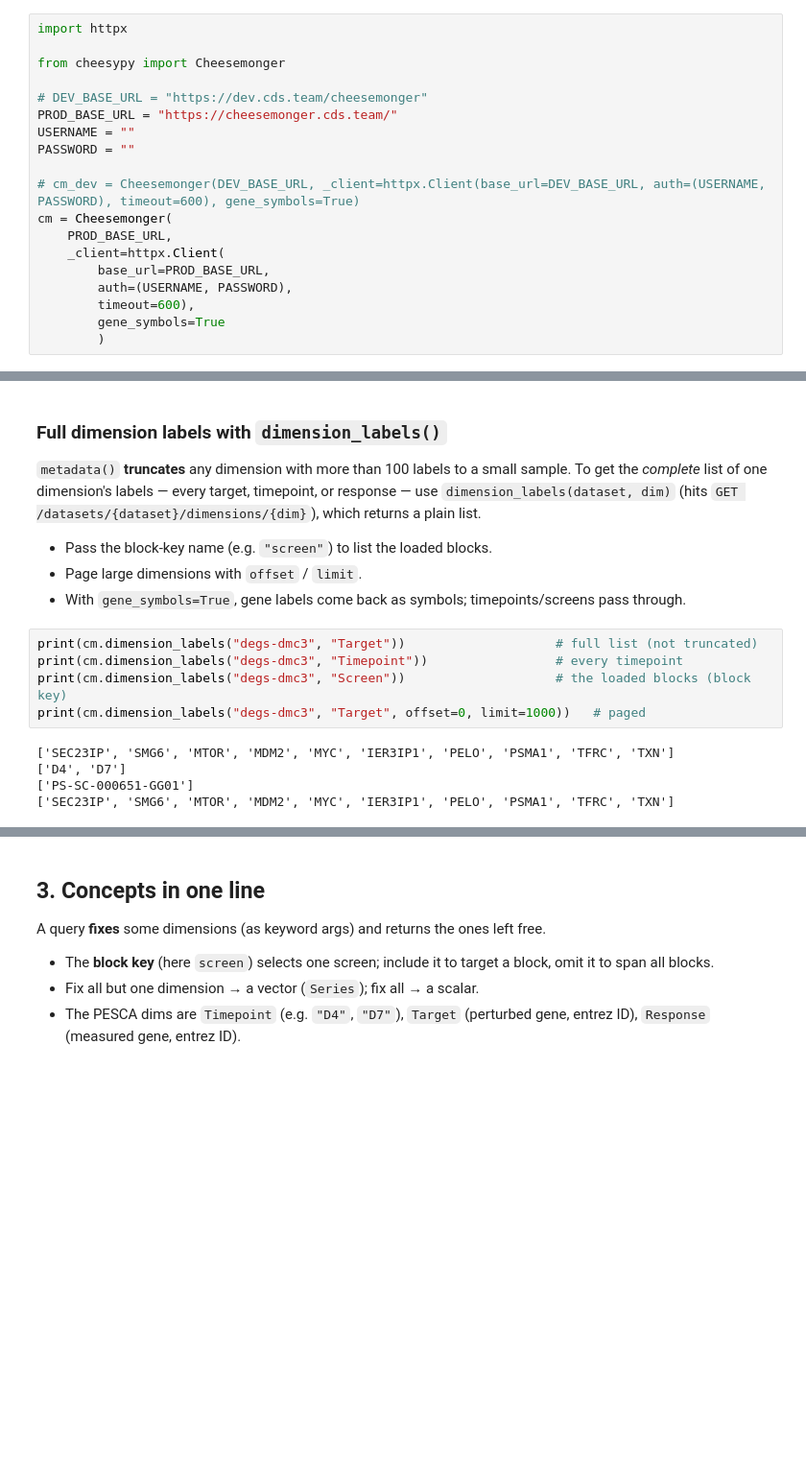
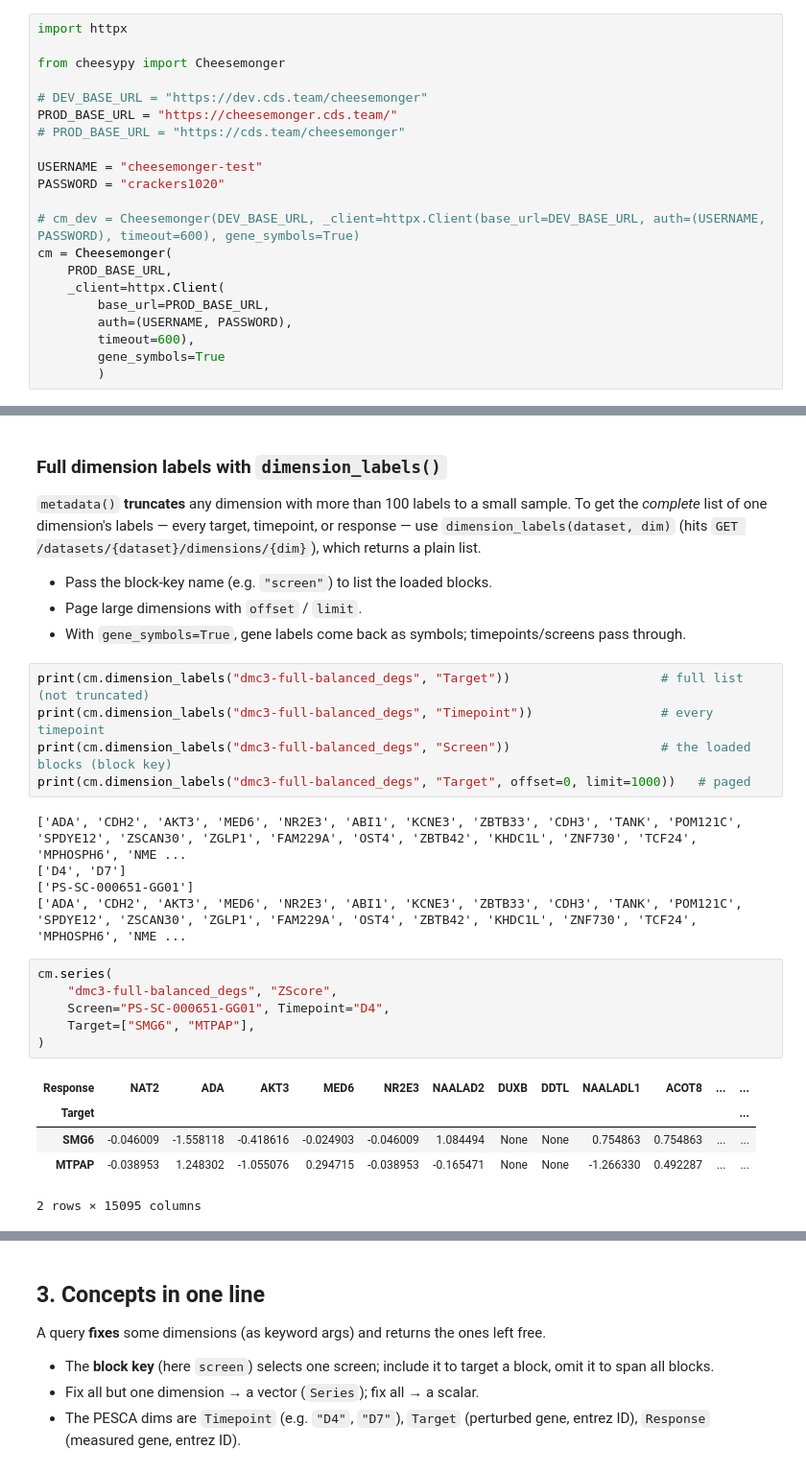
Before and after one commit to broadinstitute/cheesemonger, a Jupyter notebook: clients/cheesypy/examples/tutorial.ipynb, the cells around one changed output, grey strips where cells are left out. Shown at 96% size. Saved outputs shown, nothing was run; the diff lists cells and outputs as text; blank space fills up the shorter version.

Commit message:
Support list selections for block key

```diff
--- a/clients/cheesypy/examples/tutorial.ipynb
+++ b/clients/cheesypy/examples/tutorial.ipynb
@@ -43,8 +43,10 @@ from cheesypy import Cheesemonger
 
 # DEV_BASE_URL = "https://dev.cds.team/cheesemonger"
 PROD_BASE_URL = "https://cheesemonger.cds.team/"
-USERNAME = ""
-PASSWORD = ""
+# PROD_BASE_URL = "https://cds.team/cheesemonger"
+
+USERNAME = "cheesemonger-test"
+PASSWORD = "crackers1020"
 
 # cm_dev = Cheesemonger(DEV_BASE_URL, _client=httpx.Client(base_url=DEV_BASE_URL, auth=(USERNAME, PASSWORD), timeout=600), gene_symbols=True)
 cm = Cheesemonger(
@@ -91,13 +101,25 @@ timepoint, or response — use `dimension_labels(dataset, dim)` (hits
 - Page large dimensions with `offset` / `limit`.
 - With `gene_symbols=True`, gene labels come back as symbols; timepoints/screens pass through.
 # %%
-print(cm.dimension_labels("degs-dmc3", "Target"))                    # full list (not truncated)
-print(cm.dimension_labels("degs-dmc3", "Timepoint"))                 # every timepoint
-print(cm.dimension_labels("degs-dmc3", "Screen"))                    # the loaded blocks (block key)
-print(cm.dimension_labels("degs-dmc3", "Target", offset=0, limit=1000))   # paged
+print(cm.dimension_labels("dmc3-full-balanced_degs", "Target"))                    # full list (not truncated)
+print(cm.dimension_labels("dmc3-full-balanced_degs", "Timepoint"))                 # every timepoint
+print(cm.dimension_labels("dmc3-full-balanced_degs", "Screen"))                    # the loaded blocks (block key)
+print(cm.dimension_labels("dmc3-full-balanced_degs", "Target", offset=0, limit=1000))   # paged
 # %% [output]
-['SEC23IP', 'SMG6', 'MTOR', 'MDM2', 'MYC', 'IER3IP1', 'PELO', 'PSMA1', 'TFRC', 'TXN']
+['ADA', 'CDH2', 'AKT3', 'MED6', 'NR2E3', 'ABI1', 'KCNE3', 'ZBTB33', 'CDH3', 'TANK', 'POM121C', 'SPDYE12', 'ZSCAN30', 'ZGLP1', 'FAM229A', 'OST4', 'ZBTB42', 'KHDC1L', 'ZNF730', 'TCF24', 'MPHOSPH6', 'NME ...
 ['D4', 'D7']
 ['PS-SC-000651-GG01']
-['SEC23IP', 'SMG6', 'MTOR', 'MDM2', 'MYC', 'IER3IP1', 'PELO', 'PSMA1', 'TFRC', 'TXN']
+['ADA', 'CDH2', 'AKT3', 'MED6', 'NR2E3', 'ABI1', 'KCNE3', 'ZBTB33', 'CDH3', 'TANK', 'POM121C', 'SPDYE12', 'ZSCAN30', 'ZGLP1', 'FAM229A', 'OST4', 'ZBTB42', 'KHDC1L', 'ZNF730', 'TCF24', 'MPHOSPH6', 'NME ...
+# %%
+cm.series(
+    "dmc3-full-balanced_degs", "ZScore",
+    Screen="PS-SC-000651-GG01", Timepoint="D4",
+    Target=["SMG6", "MTPAP"],
+)
+# %% [output]
+| Response | NAT2 | ADA | AKT3 | MED6 | NR2E3 | NAALAD2 | DUXB | DDTL | NAALADL1 | ACOT8 | ... | ... |
+| Target |  |  |  |  |  |  |  |  |  |  |  | ... |
+| SMG6 | -0.046009 | -1.558118 | -0.418616 | -0.024903 | -0.046009 | 1.084494 | None | None | 0.754863 | 0.754863 | ... | ... |
+| MTPAP | -0.038953 | 1.248302 | -1.055076 | 0.294715 | -0.038953 | -0.165471 | None | None | -1.266330 | 0.492287 | ... | ... |
+2 rows × 15095 columns
 # %%
```
Also changed, not shown: parts of 9 cells of this notebook, 10 other files.
